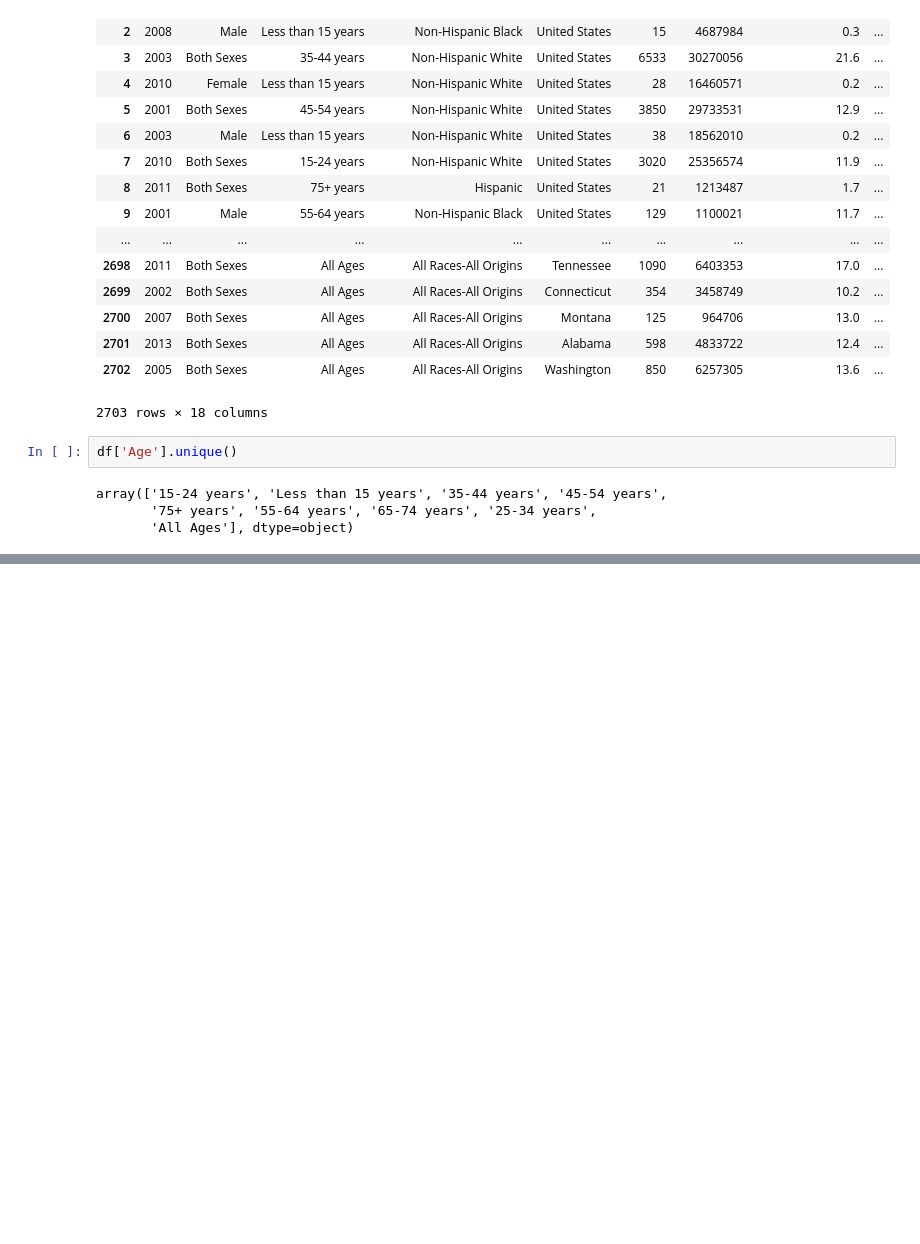
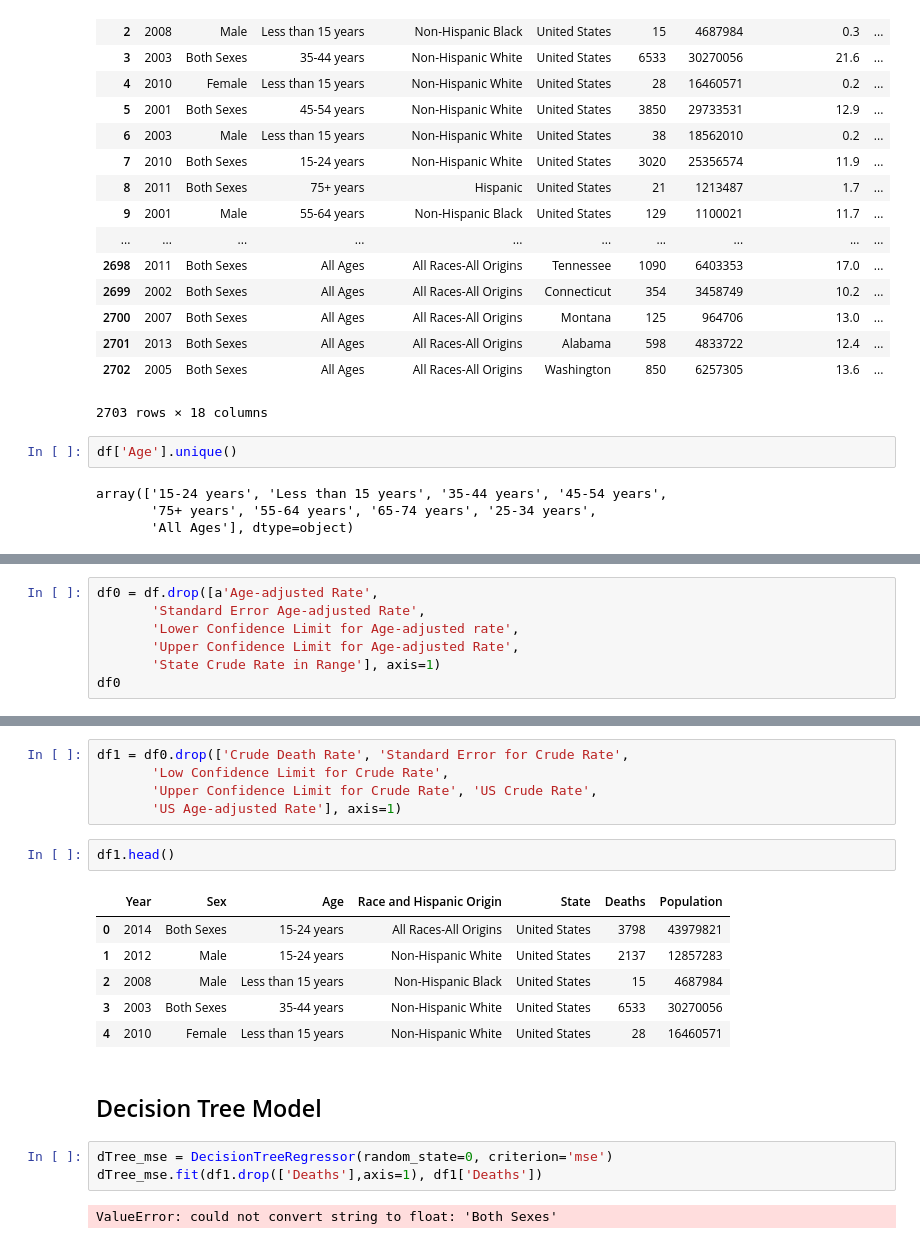
Before and after one commit to mcfaddja/DrugPoisoning, a Jupyter notebook: DrugPoisoningDataAnalysis.ipynb, the cells around one changed output, grey strips where cells are left out. Cells and saved outputs as stored; diff of their text form; blank space fills up the shorter version.

```diff
--- a/DrugPoisoningDataAnalysis.ipynb
+++ b/DrugPoisoningDataAnalysis.ipynb
@@ -41,0 +62,7 @@ array(['15-24 years', 'Less than 15 years', '35-44 years', '45-54 years',
+# %%
+df0 = df.drop([a'Age-adjusted Rate',
+       'Standard Error Age-adjusted Rate',
+       'Lower Confidence Limit for Age-adjusted rate',
+       'Upper Confidence Limit for Age-adjusted Rate',
+       'State Crude Rate in Range'], axis=1)
+df0
@@ -41,0 +114,21 @@ array(['15-24 years', 'Less than 15 years', '35-44 years', '45-54 years',
+# %%
+df1 = df0.drop(['Crude Death Rate', 'Standard Error for Crude Rate',
+       'Low Confidence Limit for Crude Rate',
+       'Upper Confidence Limit for Crude Rate', 'US Crude Rate',
+       'US Age-adjusted Rate'], axis=1)
+# %%
+df1.head()
+# %% [output]
+|  | Year | Sex | Age | Race and Hispanic Origin | State | Deaths | Population |
+| 0 | 2014 | Both Sexes | 15-24 years | All Races-All Origins | United States | 3798 | 43979821 |
+| 1 | 2012 | Male | 15-24 years | Non-Hispanic White | United States | 2137 | 12857283 |
+| 2 | 2008 | Male | Less than 15 years | Non-Hispanic Black | United States | 15 | 4687984 |
+| 3 | 2003 | Both Sexes | 35-44 years | Non-Hispanic White | United States | 6533 | 30270056 |
+| 4 | 2010 | Female | Less than 15 years | Non-Hispanic White | United States | 28 | 16460571 |
+# %% [markdown]
+## Decision Tree Model
+# %%
+dTree_mse = DecisionTreeRegressor(random_state=0, criterion='mse')
+dTree_mse.fit(df1.drop(['Deaths'],axis=1), df1['Deaths'])
+# %% [output]
+ValueError: could not convert string to float: 'Both Sexes'
```
Also changed, not shown: parts of 6 cells of this notebook.
